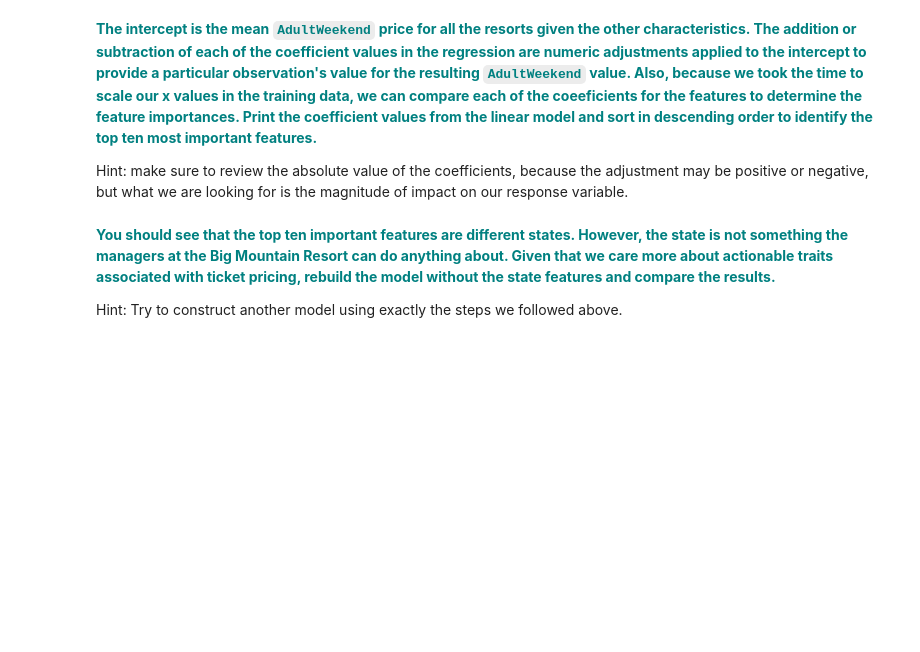
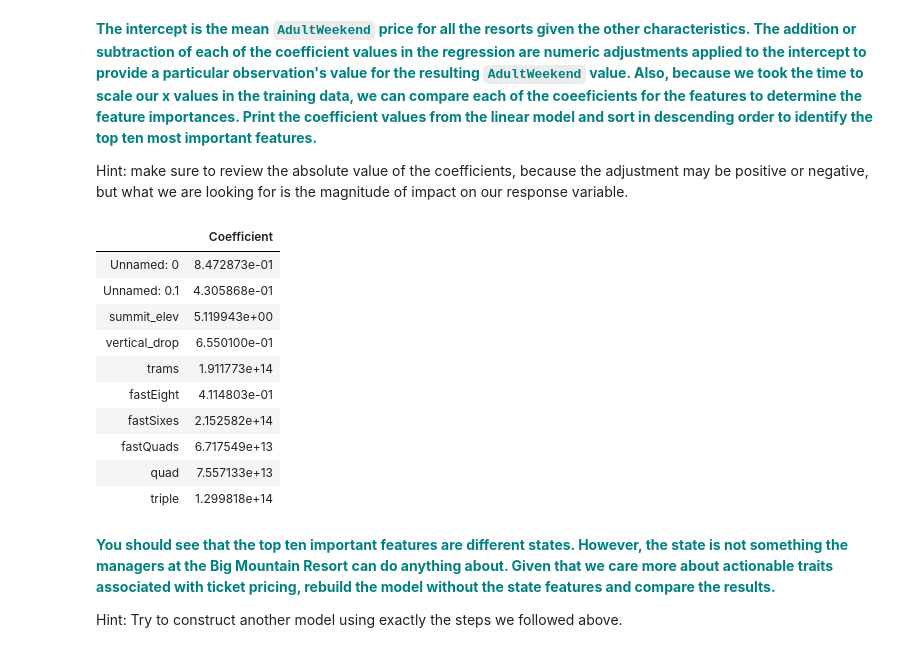
Before and after one commit to kevin-weis/GuidedCapstone2, a Jupyter notebook: GuidedCapstoneStep4 and step5HL.ipynb, the cells around one changed output. Cells and saved outputs as stored; diff of their text form; code cells hidden in the pictures; blank space fills up the shorter version.

```diff
--- a/GuidedCapstoneStep4 and step5HL.ipynb
+++ b/GuidedCapstoneStep4 and step5HL.ipynb
@@ -178,10 +178,10 @@ This is the fifth step in the Data Science Method. In the previous steps you cle
 #### Model 1
 # %%
 #all first model set
-#from sklearn import linear_model
-#from sklearn.metrics import explained_variance_score,mean_absolute_error
-#lm = linear_model.LinearRegression()
-#model = lm.fit(X_train,y_train)
+from sklearn import linear_model
+from sklearn.metrics import explained_variance_score,mean_absolute_error
+lm = linear_model.LinearRegression()
+model = lm.fit(X_train,y_train)
 # %% [markdown]
 **<font color='teal'> Predict on the testing dataset and score the model performance with the y_test set and the y-pred values. The explained variance is a measure of the variation explained by the model. This is also known as the R-squared value. </font>**
 
@@ -204,8 +222,22 @@ Hint: our linear regression model `lm` has an attribute `intercept_` for the int
 
 Hint: make sure to review the absolute value of the coefficients, because the adjustment may be positive or negative, but what we are looking for is the magnitude of impact on our response variable.
 # %%
-# You might want to make a pandas DataFrame displaying the coefficients for each state like so:
-# pd.DataFrame(abs(lm.coef_), X.columns, columns=['Coefficient'])
+#You might want to make a pandas DataFrame displaying the coefficients for each state like so:
+df_coef = pd.DataFrame(abs(lm.coef_), x.columns, columns=['Coefficient'])
+# %%
+df_coef.head(10)
+# %% [output]
+|  | Coefficient |
+| Unnamed: 0 | 8.472873e-01 |
+| Unnamed: 0.1 | 4.305868e-01 |
+| summit_elev | 5.119943e+00 |
+| vertical_drop | 6.550100e-01 |
+| trams | 1.911773e+14 |
+| fastEight | 4.114803e-01 |
+| fastSixes | 2.152582e+14 |
+| fastQuads | 6.717549e+13 |
+| quad | 7.557133e+13 |
+| triple | 1.299818e+14 |
 # %% [markdown]
 **<font color='teal'>You should see that the top ten important features are different states. However, the state is not something the managers at the Big Mountain Resort can do anything about. Given that we care more about actionable traits associated with ticket pricing, rebuild the model without the state features and compare the results. </font>**
 
```
Also changed, not shown: parts of 11 cells of this notebook.
